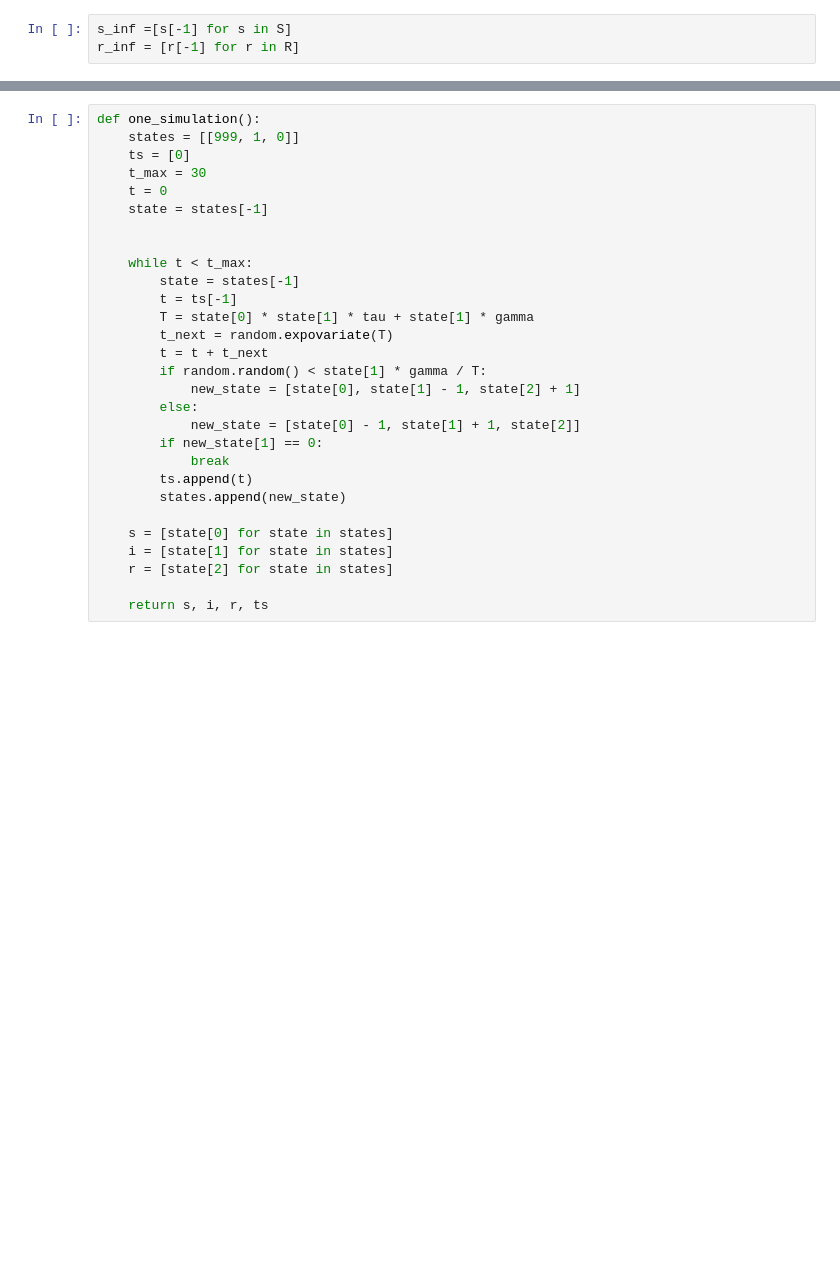
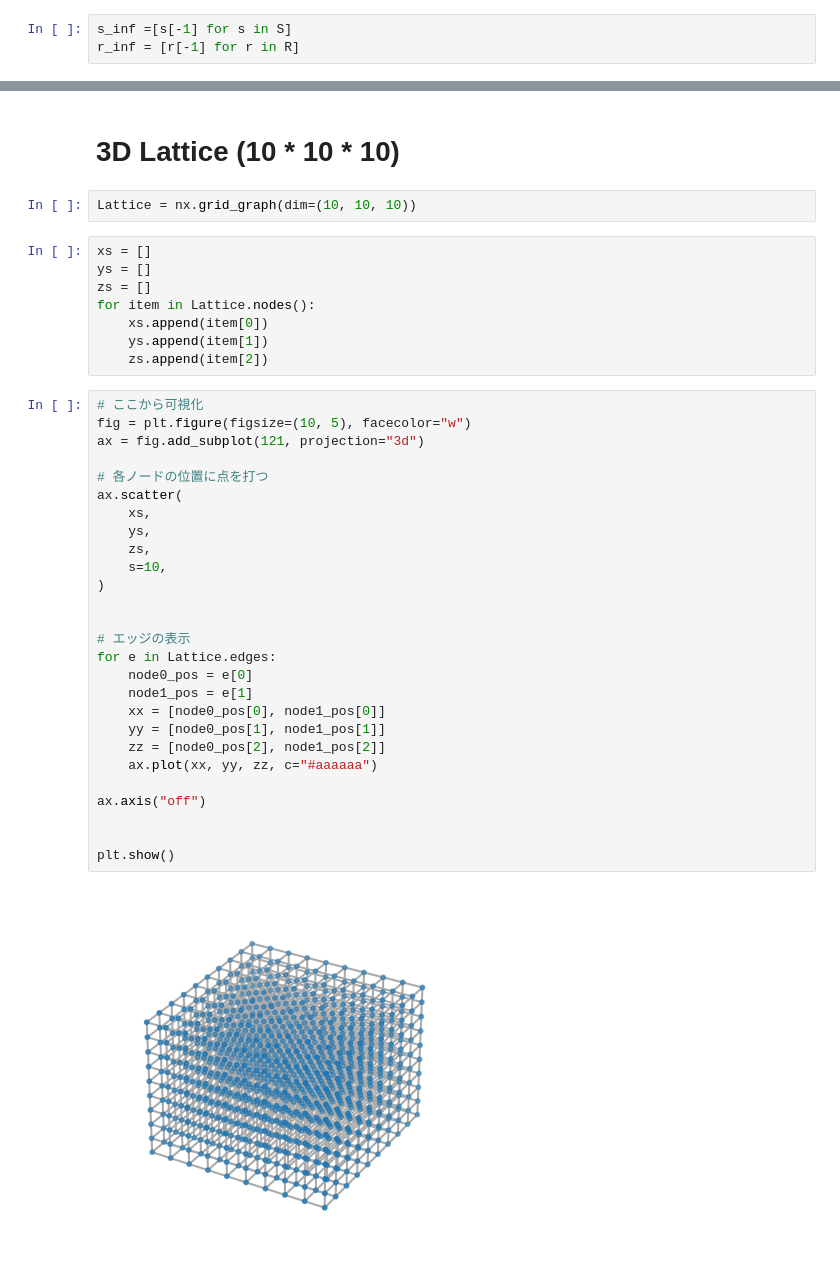
Before and after one commit to skomuro/Spreading_processes_on_networks, a Jupyter notebook: notebooks/SIR on network .ipynb, the cells around one changed output, grey strips where cells are left out. Drawn from its saved outputs; the diff is of its cells as text; blank space fills up the shorter version.

Commit message:
updates on stochastic SIR simulations on networks

```diff
--- a/notebooks/SIR on network .ipynb
+++ b/notebooks/SIR on network .ipynb
@@ -203,29 +124,41 @@ KeyboardInterrupt:
-# %%
-def one_simulation():
-    states = [[999, 1, 0]]
-    ts = [0]
-    t_max = 30
-    t = 0
-    state = states[-1]
-
-
-    while t < t_max:
-        state = states[-1]
-        t = ts[-1]
-        T = state[0] * state[1] * tau + state[1] * gamma
-        t_next = random.expovariate(T)
-        t = t + t_next
-        if random.random() < state[1] * gamma / T:
-            new_state = [state[0], state[1] - 1, state[2] + 1]
-        else:
-            new_state = [state[0] - 1, state[1] + 1, state[2]]
-        if new_state[1] == 0:
-            break
-        ts.append(t)
-        states.append(new_state)
-
-    s = [state[0] for state in states]
-    i = [state[1] for state in states]
-    r = [state[2] for state in states]
-
-    return s, i, r, ts
+# %% [markdown]
+# 3D Lattice (10 * 10 * 10)
+# %%
+Lattice = nx.grid_graph(dim=(10, 10, 10))
+# %%
+xs = []
+ys = []
+zs = []
+for item in Lattice.nodes():
+    xs.append(item[0])
+    ys.append(item[1])
+    zs.append(item[2])
+# %%
+# ここから可視化
+fig = plt.figure(figsize=(10, 5), facecolor="w")
+ax = fig.add_subplot(121, projection="3d")
+
+# 各ノードの位置に点を打つ
+ax.scatter(
+    xs,
+    ys,
+    zs,
+    s=10,
+)
+
+
+# エッジの表示
+for e in Lattice.edges:
+    node0_pos = e[0]
+    node1_pos = e[1]
+    xx = [node0_pos[0], node1_pos[0]]
+    yy = [node0_pos[1], node1_pos[1]]
+    zz = [node0_pos[2], node1_pos[2]]
+    ax.plot(xx, yy, zz, c="#aaaaaa")
+
+ax.axis("off")
+
+
+plt.show()
+# %% [output]
+[figure, added]
```
Also changed, not shown: parts of 49 cells of this notebook, 35 other files.
